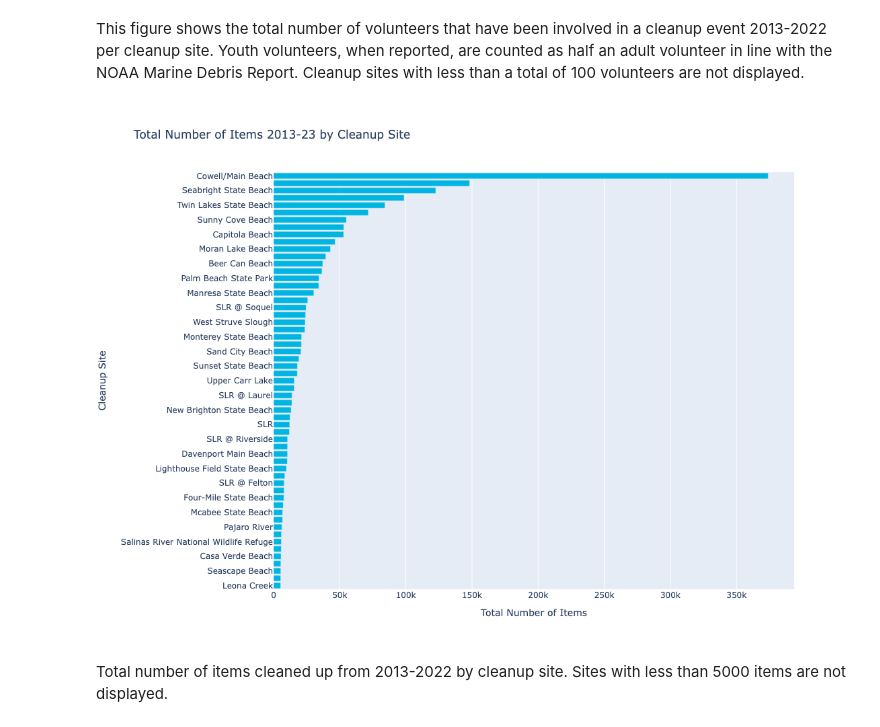
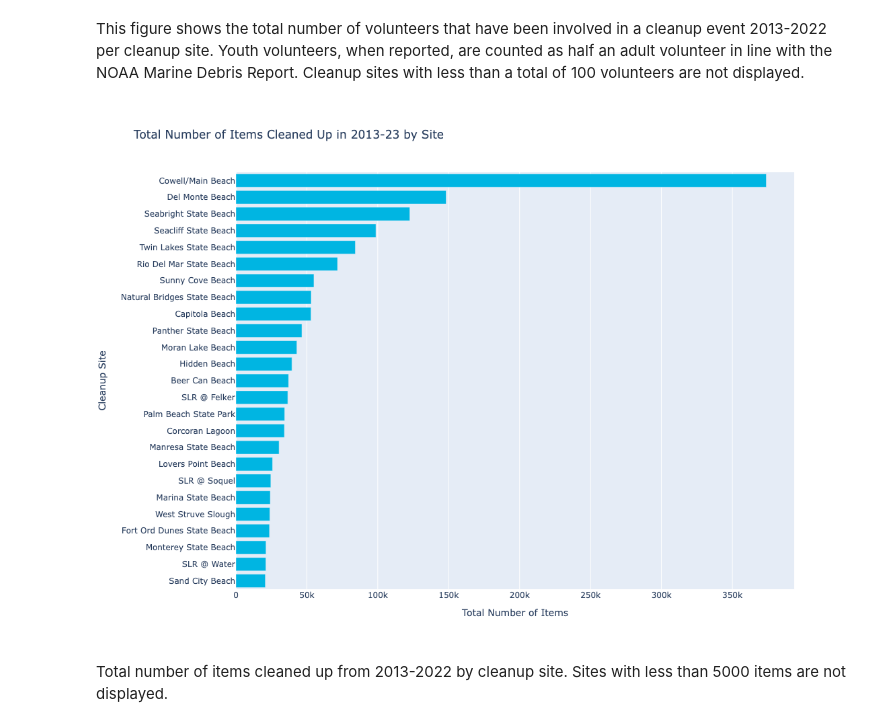
Before and after one commit to jennyfolkesson/saveOurShores, a Jupyter notebook: SOS_cleanup_data.ipynb, the cells around one changed output. Cells and saved outputs as stored; diff of their text form; code cells hidden in the pictures.

```diff
--- a/SOS_cleanup_data.ipynb
+++ b/SOS_cleanup_data.ipynb
@@ -273,29 +279,30 @@ fig.show()
 This figure shows the total number of volunteers that have been involved in a cleanup event 2013-2022 per cleanup site. Youth volunteers, when reported, are counted as half an adult volunteer in line with the NOAA Marine Debris Report.
 Cleanup sites with less than a total of 100 volunteers are not displayed.
 # %%
-# Drop sites with no stats on volunteer numbers
-sos_sites.drop(sos_sites[sos_sites['Total Items'] <= 5000].index, inplace=True)
+# Select top 25 sites with most items cleaned up
+sos_sites.sort_values('Total Items', ascending=False, inplace=True)
+sos_sites = sos_sites.head(25)
 # %%
 fig = go.Figure()
 fig.add_trace(go.Bar(
     y=sos_sites['Cleanup Site'],
     x=sos_sites['Total Items'],
     orientation='h',
     name='Total Number of Items Cleaned Up',
-    marker=dict(color=plots.SOS_BLUE),
+    marker=dict(color=graphs.SOS_BLUE),
 ))
 fig.update_layout(
     autosize=False,
     width=1000,
     height=800,
-    title="Total Number of Items 2013-23 by Cleanup Site",
+    title="Total Number of Items Cleaned Up in 2013-23 by Site",
     yaxis_title='Cleanup Site',
     xaxis_title='Total Number of Items',
     yaxis={'categoryorder':'total ascending'}
 )
 fig.show()
 # %% [output]
-[figure, old version]
+[figure, new version]
 # %% [markdown]
 Total number of items cleaned up from 2013-2022 by cleanup site. Sites with less than 5000 items are not displayed.
 # %% [markdown]
```
Also changed, not shown: parts of 10 cells of this notebook, 2 other files.
